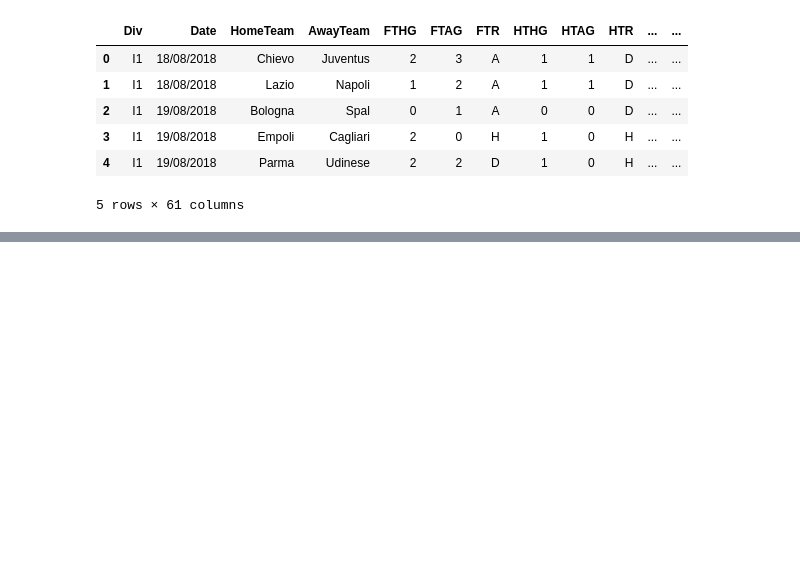
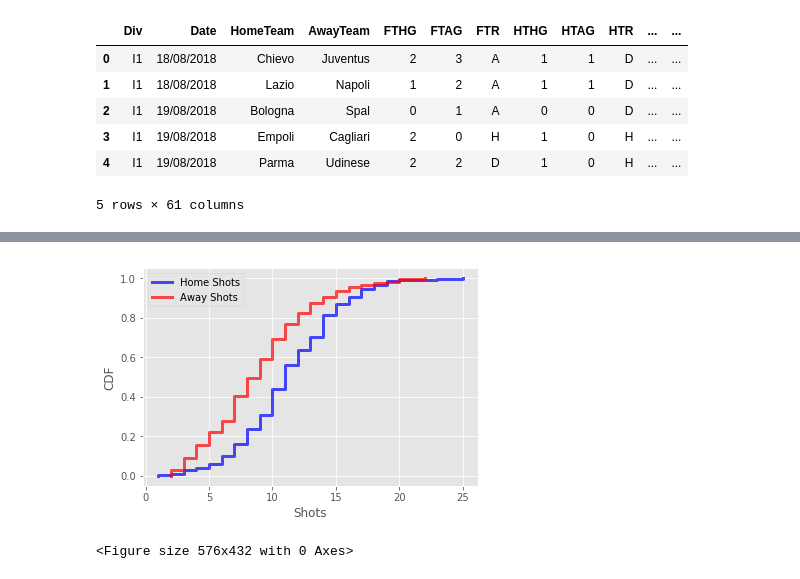
Before and after one commit to marjulio88/Inferential_Statistic, a Jupyter notebook: Inferential_Statistics_Udacity_Final_Project.ipynb, the cells around one changed output, grey strips where cells are left out. Cells and saved outputs as stored; diff of their text form; code cells hidden in the pictures; blank space fills up the shorter version.

```diff
--- a/Inferential_Statistics_Udacity_Final_Project.ipynb
+++ b/Inferential_Statistics_Udacity_Final_Project.ipynb
@@ -68,0 +143,11 @@ Index(['Div', 'Date', 'HomeTeam', 'AwayTeam', 'FTHG', 'FTAG', 'FTR', 'HTHG',
+# %%
+cdf_1 = thinkstats2.Cdf(df['HS'], label='Home Shots')
+cdf_2 = thinkstats2.Cdf(df['AS'], label='Away Shots')
+# %%
+thinkplot.Cdf(cdf_1 , color='blue')
+thinkplot.Cdf(cdf_2 , color='red')
+thinkplot.Config(xlabel='Shots', ylabel='CDF', loc='upper left')
+thinkplot.show()
+# %% [output]
+[figure, added]
+<Figure size 576x432 with 0 Axes>
```
Also changed, not shown: parts of 28 cells of this notebook.
